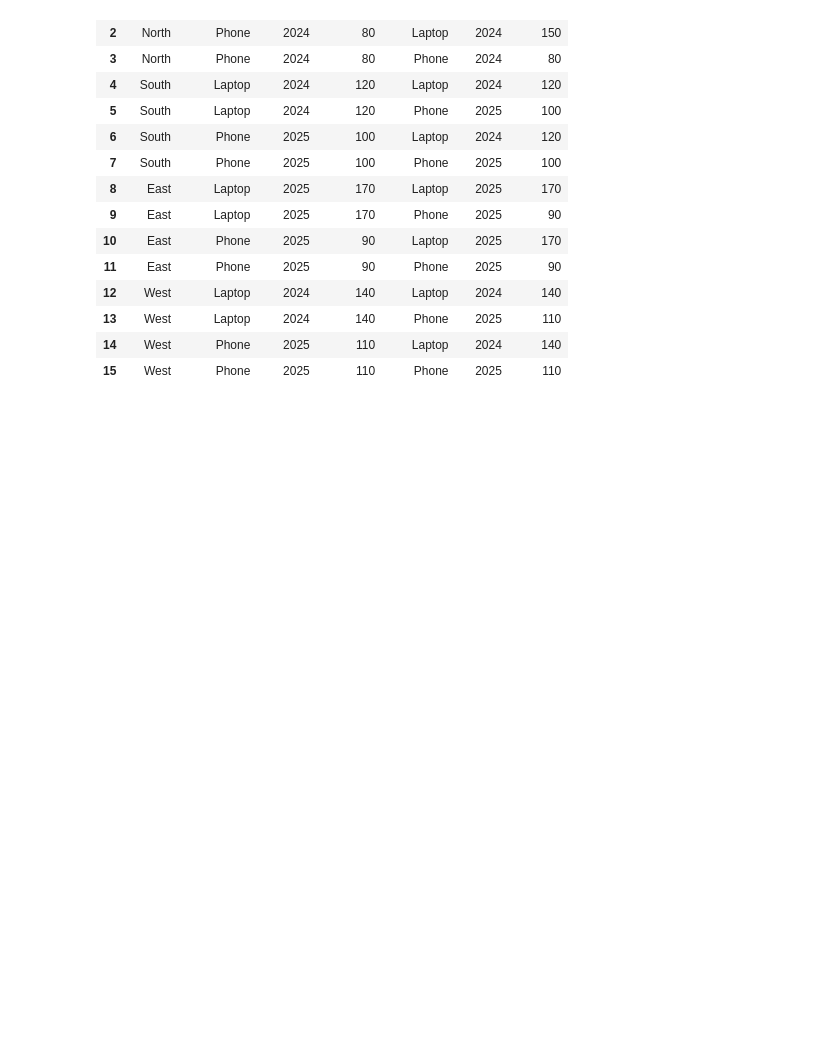
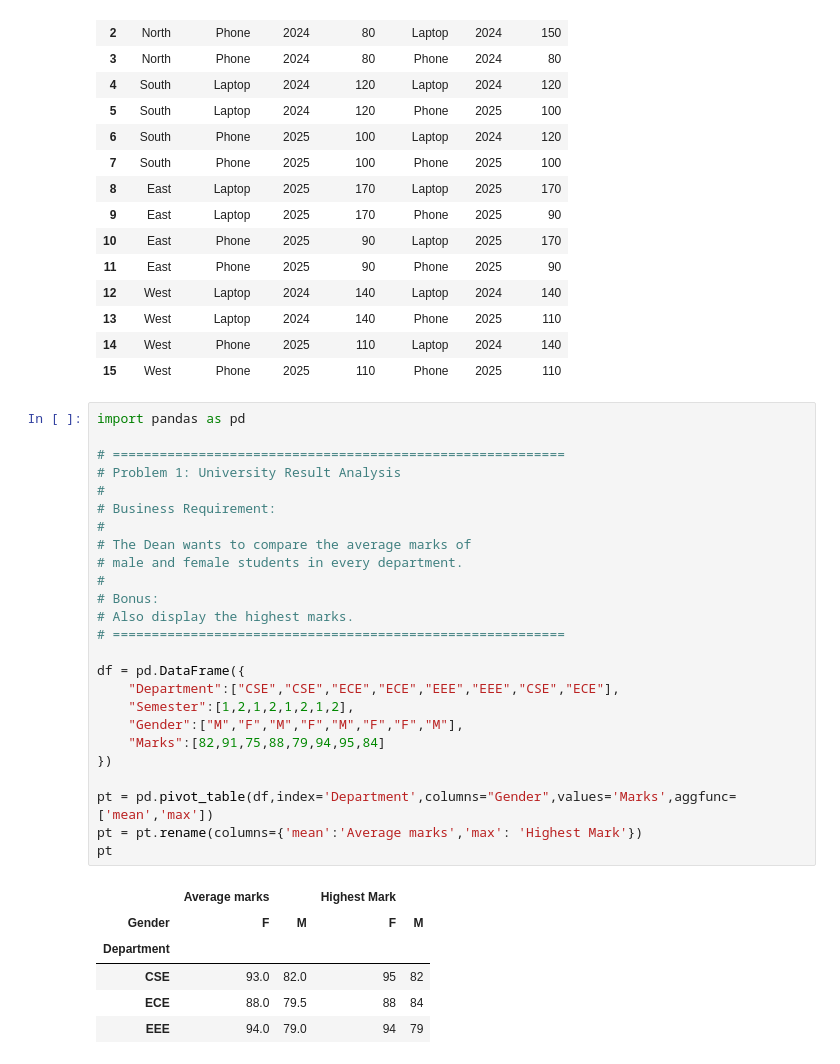
Before and after one commit to mukundnaramesh2605/ai-ml-course-bootcamp, a Jupyter notebook: Pandas/pivot_table.ipynb, the cells around one changed output. Cells and saved outputs as stored; diff of their text form; blank space fills up the shorter version.

Commit message:
# ========================================================== # Problem 1: University Result Analysis # # Business Requirement: # # The Dean wants to compare the average marks of # male and female students in every department. # # Bonus: # Also display the highest marks. # ==========================================================
# ==========================================================
# Problem 1: University Result Analysis
#
# Business Requirement:
#
# The Dean wants to compare the average marks of
# male and female students in every department.
#
# Bonus:
# Also display the highest marks.
# ==========================================================

```diff
--- a/Pandas/pivot_table.ipynb
+++ b/Pandas/pivot_table.ipynb
@@ -367,3 +367,35 @@ pd.merge(df,df,on='Region',how='left',suffixes=('___',"***"))
 | 13 | West | Laptop | 2024 | 140 | Phone | 2025 | 110 |
 | 14 | West | Phone | 2025 | 110 | Laptop | 2024 | 140 |
 | 15 | West | Phone | 2025 | 110 | Phone | 2025 | 110 |
+# %%
+import pandas as pd
+
+# ==========================================================
+# Problem 1: University Result Analysis
+#
+# Business Requirement:
+#
+# The Dean wants to compare the average marks of
+# male and female students in every department.
+#
+# Bonus:
+# Also display the highest marks.
+# ==========================================================
+
+df = pd.DataFrame({
+    "Department":["CSE","CSE","ECE","ECE","EEE","EEE","CSE","ECE"],
+    "Semester":[1,2,1,2,1,2,1,2],
+    "Gender":["M","F","M","F","M","F","F","M"],
+    "Marks":[82,91,75,88,79,94,95,84]
+})
+
+pt = pd.pivot_table(df,index='Department',columns="Gender",values='Marks',aggfunc=['mean','max'])
+pt = pt.rename(columns={'mean':'Average marks','max': 'Highest Mark'})
+pt
+# %% [output]
+|  | Average marks |  | Highest Mark |  |
+| Gender | F | M | F | M |
+| Department |  |  |  |  |
+| CSE | 93.0 | 82.0 | 95 | 82 |
+| ECE | 88.0 | 79.5 | 88 | 84 |
+| EEE | 94.0 | 79.0 | 94 | 79 |
```
